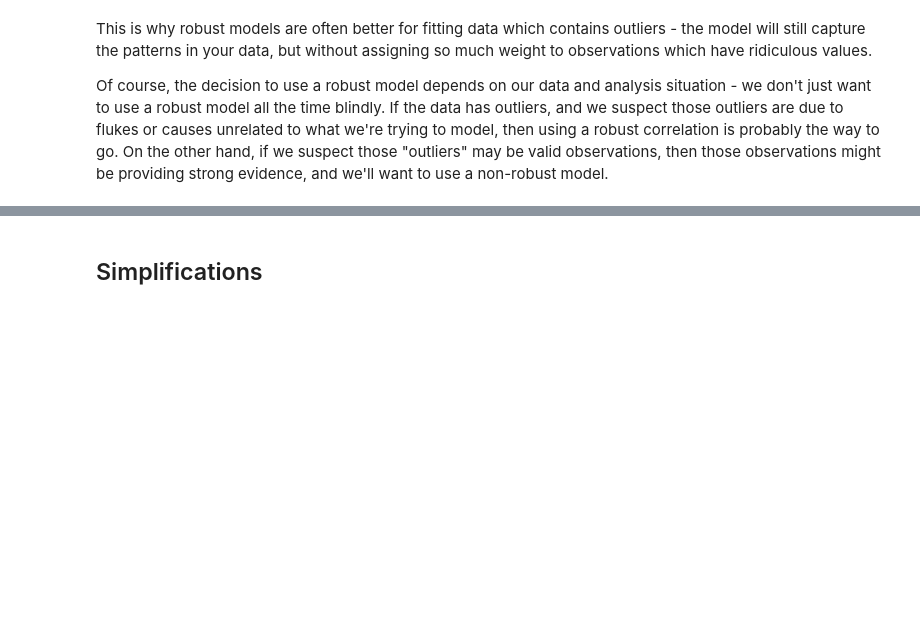
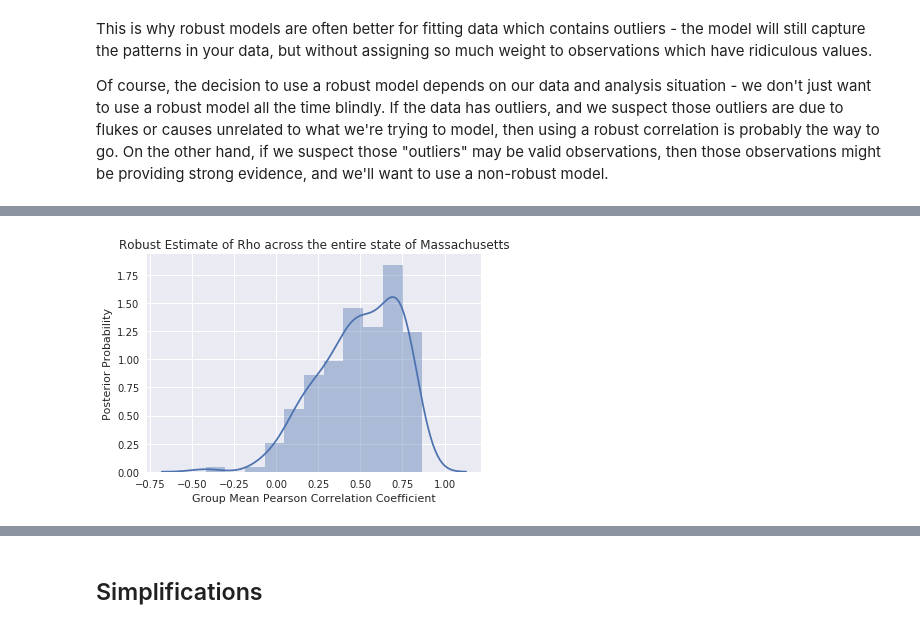
Before and after one commit to brendanhasz/bayesian-correlation, a Jupyter notebook: MultilevelBayesianCorrelations.ipynb, the cells around one changed output, grey strips where cells are left out. Cells and saved outputs as stored; diff of their text form; code cells hidden in the pictures; blank space fills up the shorter version.

```diff
--- a/MultilevelBayesianCorrelations.ipynb
+++ b/MultilevelBayesianCorrelations.ipynb
@@ -665,0 +723,18 @@ Of course, the decision to use a robust model depends on our data and analysis s
+# %%
+# Fit the Stan model
+data = {'N' : sdf.shape[0], #number of schools
+        'Ni': len(sdf['ZipGroup'].unique()), #number of zip groups
+        'I' : sdf['ZipGroup'], #zip group index of each school
+        'X' : sdf.as_matrix(columns=datacols)} #the datapoints
+fit = model_rml.sampling(data=data, iter=Niters, chains=Nchains, n_jobs=Nchains)
+samples = fit.extract()
+# %%
+# Plot the posterior distribution for the across-group mean correlation coefficient
+plt.figure()
+sb.distplot(samples['mu_rho'])
+plt.title('Robust Estimate of Rho across the entire state of Massachusetts')
+plt.xlabel('Group Mean Pearson Correlation Coefficient')
+plt.ylabel('Posterior Probability')
+plt.show()
+# %% [output]
+[figure, added]
```
Also changed, not shown: parts of 32 cells of this notebook.
